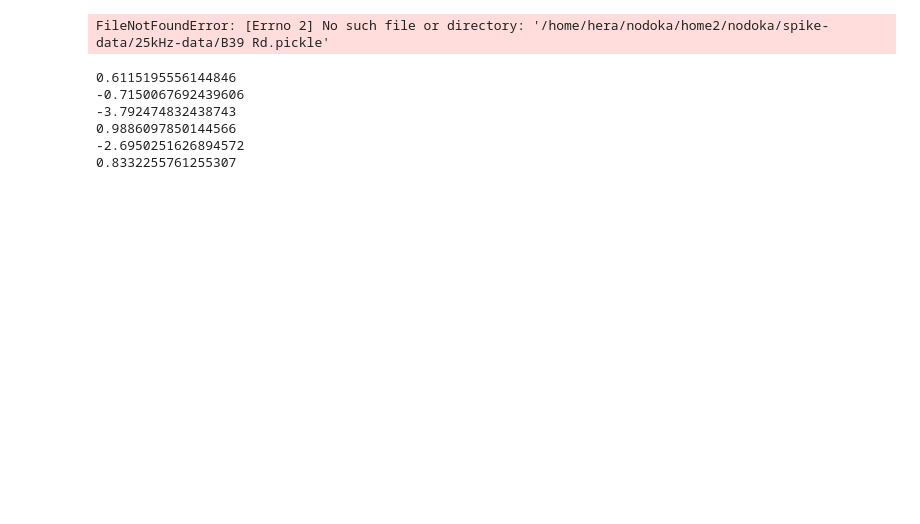
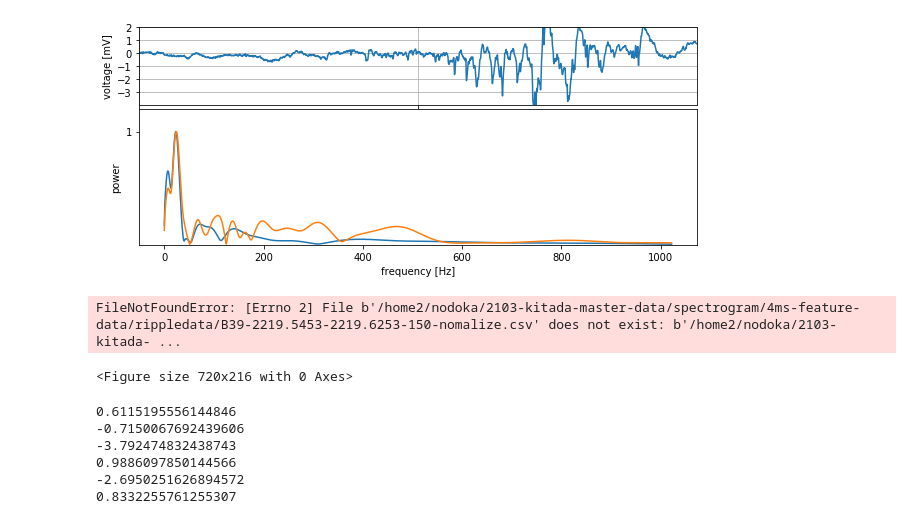
Before and after one commit to kitada4010/sbc, a Jupyter notebook: python/jupyter/Untitled14.ipynb, the cells around one changed output. Cells and saved outputs as stored; diff of their text form; code cells hidden in the pictures; blank space fills up the shorter version.

```diff
--- a/python/jupyter/Untitled14.ipynb
+++ b/python/jupyter/Untitled14.ipynb
@@ -10,8 +10,8 @@ import scipy
 from swan import pycwt
 from scipy import signal
 from pylab import *
-with open('/home/hera/nodoka/home2/nodoka/spike-data/25kHz-data/B39 Rd.pickle', mode='rb') as fp:
-#with open('/home/nodoka/spike-data/25kHz-data/B39 Rd.pickle', mode='rb') as fp:
+#with open('/home/hera/nodoka/home2/nodoka/spike-data/25kHz-data/B39 Rd.pickle', mode='rb') as fp:
+with open('/home/nodoka/data/txt-data/restraint/B39-HR.pickle', mode='rb') as fp:
 #with open('/Volumes/NO NAME/25kHz-data/B39 Rd.pickle',mode='rb') as fp:
     df = pickle.load(fp)
 fs = 25000 #サンプリング周波数
@@ -95,34 +95,34 @@ spec_new.T.to_csv('datatori.csv',index=False)
 #im = plt.imshow(spec_new, extent=[starttime, endtime, P, 1], aspect='auto', interpolation='nearest')
 
 #xlim(starttime, endtime)
 #axColor = plt.axes([0.91, 0.13, 0.03, 0.45])
 #plt.colorbar(im, cax=axColor, orientation="vertical")
 #ylim(0, 4096)
 #plt.colorbar(orientation='horizontal')
 #plt.show()
 plt.savefig('toriahigh.png',dpi=300)
 
 #for i in range(len(freq)) :
  #   freq = cwtmatr[:,i]
 
 #freq = pd.Series(cwtmatr, dtype='c8')
 #freq1 = cwtmatr.ix[600]
 #print(rr)
 #spec = pd.DataFrame(rr)
 #del cwtmatr
 
 #a =  np.empty(P,len(df[start:end]))
 
 #print(freq1)
 
 #print(sys.path)
 
 #p.show()
 #plt.show(dpi=300)
 #del df, widths, axColor, spec, spec1
 del df, widths,  spec, spec1
 # %% [output]
-FileNotFoundError: [Errno 2] No such file or directory: '/home/hera/nodoka/home2/nodoka/spike-data/25kHz-data/B39 Rd.pickle'
+[figure, added]
 # %%
 import pylab as p
 #import iwavelets.pycwt as w
@@ -163,6 +163,9 @@ ylabel('power')
 plt.plot(freqnumber, spec.T[0])
 plt.plot(freqnumber, spec.T[17])
 plt.savefig('nomalaize_example_graph.pdf',bbox_inches="tight", dpi=300)
+# %% [output]
+FileNotFoundError: [Errno 2] File b'/home2/nodoka/2103-kitada-master-data/spectrogram/4ms-feature-data/rippledata/B39-2219.5453-2219.6253-150-nomalize.csv' does not exist: b'/home2/nodoka/2103-kitada- ...
+<Figure size 720x216 with 0 Axes>
 # %%
 from sklearn.model_selection import train_test_split
 from sklearn.svm import LinearSVC
```
Also changed, not shown: 6 other files.
